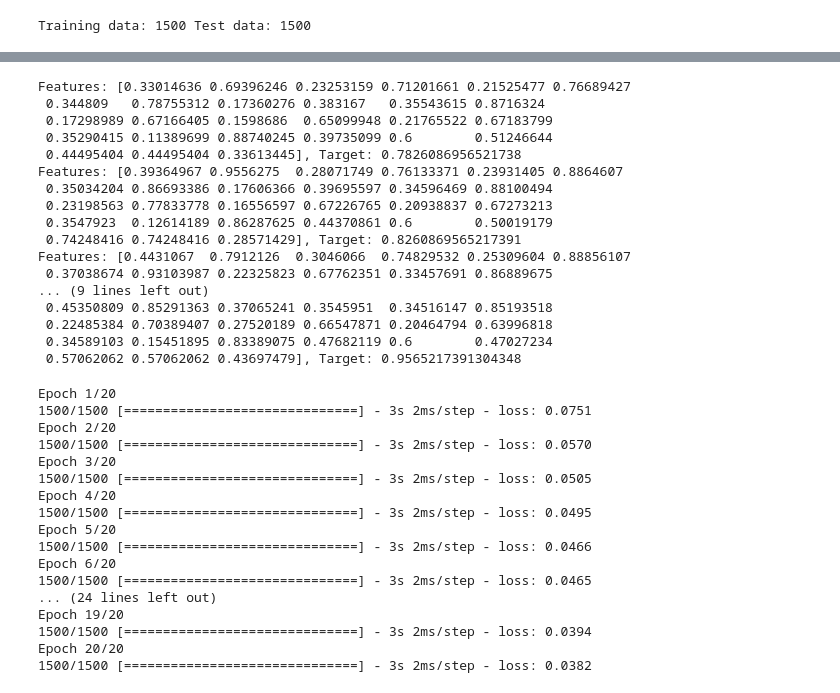
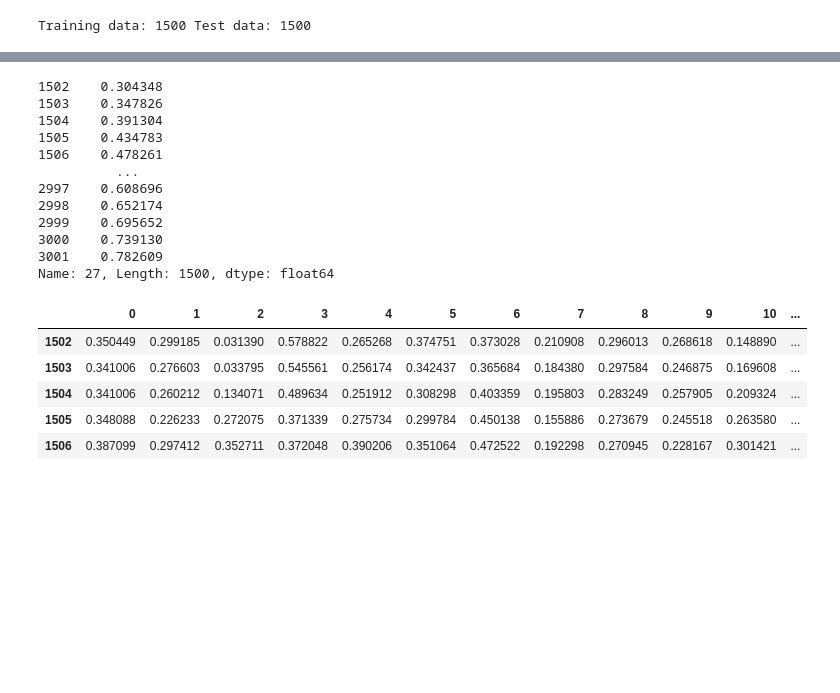
Before and after one commit to nchand/predict-energy-use, a Jupyter notebook: ep_nn.ipynb, the cells around one changed output, grey strips where cells are left out. Saved outputs shown, nothing was run; the diff lists cells and outputs as text; code cells hidden in the pictures; blank space fills up the shorter version.

```diff
--- a/ep_nn.ipynb
+++ b/ep_nn.ipynb
@@ -107,21 +71,0 @@ train_data
-# %%
-for f, t in dataset.take(5):
-  print ('Features: {}, Target: {}'.format(f, t))
-# %% [output]
-Features: [0.33014636 0.69396246 0.23253159 0.71201661 0.21525477 0.76689427
- 0.344809   0.78755312 0.17360276 0.383167   0.35543615 0.8716324
- 0.17298989 0.67166405 0.1598686  0.65099948 0.21765522 0.67183799
- 0.35290415 0.11389699 0.88740245 0.39735099 0.6        0.51246644
- 0.44495404 0.44495404 0.33613445], Target: 0.7826086956521738
-Features: [0.39364967 0.9556275  0.28071749 0.76133371 0.23931405 0.8864607
- 0.35034204 0.86693386 0.17606366 0.39695597 0.34596469 0.88100494
- 0.23198563 0.77833778 0.16556597 0.67226765 0.20938837 0.67273213
- 0.3547923  0.12614189 0.86287625 0.44370861 0.6        0.50019179
- 0.74248416 0.74248416 0.28571429], Target: 0.8260869565217391
-Features: [0.4431067  0.7912126  0.3046066  0.74829532 0.25309604 0.88856107
- 0.37038674 0.93103987 0.22325823 0.67762351 0.33457691 0.86889675
-... (9 lines left out)
- 0.45350809 0.85291363 0.37065241 0.3545951  0.34516147 0.85193518
- 0.22485384 0.70389407 0.27520189 0.66547871 0.20464794 0.63996818
- 0.34589103 0.15451895 0.83389075 0.47682119 0.6        0.47027234
- 0.57062062 0.57062062 0.43697479], Target: 0.9565217391304348
@@ -130,3 +72,26 @@ train_dataset = dataset.shuffle(len(train_data)).batch(1)
+# %%
+test_result = test_data.pop(test_data.columns[len(test_data.columns)-1])
+print(test_result)
+test_data.head()
+# %% [output]
+1502    0.304348
+1503    0.347826
+1504    0.391304
+1505    0.434783
+1506    0.478261
+          ...
+2997    0.608696
+2998    0.652174
+2999    0.695652
+3000    0.739130
+3001    0.782609
+Name: 27, Length: 1500, dtype: float64
+|  | 0 | 1 | 2 | 3 | 4 | 5 | 6 | 7 | 8 | 9 | 10 | ... |
+| 1502 | 0.350449 | 0.299185 | 0.031390 | 0.578822 | 0.265268 | 0.374751 | 0.373028 | 0.210908 | 0.296013 | 0.268618 | 0.148890 | ... |
+| 1503 | 0.341006 | 0.276603 | 0.033795 | 0.545561 | 0.256174 | 0.342437 | 0.365684 | 0.184380 | 0.297584 | 0.246875 | 0.169608 | ... |
+| 1504 | 0.341006 | 0.260212 | 0.134071 | 0.489634 | 0.251912 | 0.308298 | 0.403359 | 0.195803 | 0.283249 | 0.257905 | 0.209324 | ... |
+| 1505 | 0.348088 | 0.226233 | 0.272075 | 0.371339 | 0.275734 | 0.299784 | 0.450138 | 0.155886 | 0.273679 | 0.245518 | 0.263580 | ... |
+| 1506 | 0.387099 | 0.297412 | 0.352711 | 0.372048 | 0.390206 | 0.351064 | 0.472522 | 0.192298 | 0.270945 | 0.228167 | 0.301421 | ... |
 # %%
 model = tf.keras.Sequential([
   tf.keras.layers.Dense(30, activation='elu'),
@@ -135,24 +100,3 @@ model = tf.keras.Sequential([
 ])
 
 model.compile(optimizer='adam',loss=tf.keras.losses.MeanSquaredError())
-# %%
-history = model.fit(train_dataset,epochs=20)
-loss = history.history['loss']
-# %% [output]
-Epoch 1/20
-1500/1500 [==============================] - 3s 2ms/step - loss: 0.0751
-Epoch 2/20
-1500/1500 [==============================] - 3s 2ms/step - loss: 0.0570
-Epoch 3/20
-1500/1500 [==============================] - 3s 2ms/step - loss: 0.0505
-Epoch 4/20
-1500/1500 [==============================] - 3s 2ms/step - loss: 0.0495
-Epoch 5/20
-1500/1500 [==============================] - 3s 2ms/step - loss: 0.0466
-Epoch 6/20
-1500/1500 [==============================] - 3s 2ms/step - loss: 0.0465
-... (24 lines left out)
-Epoch 19/20
-1500/1500 [==============================] - 3s 2ms/step - loss: 0.0394
-Epoch 20/20
-1500/1500 [==============================] - 3s 2ms/step - loss: 0.0382
```
Also changed, not shown: parts of 10 cells of this notebook.
